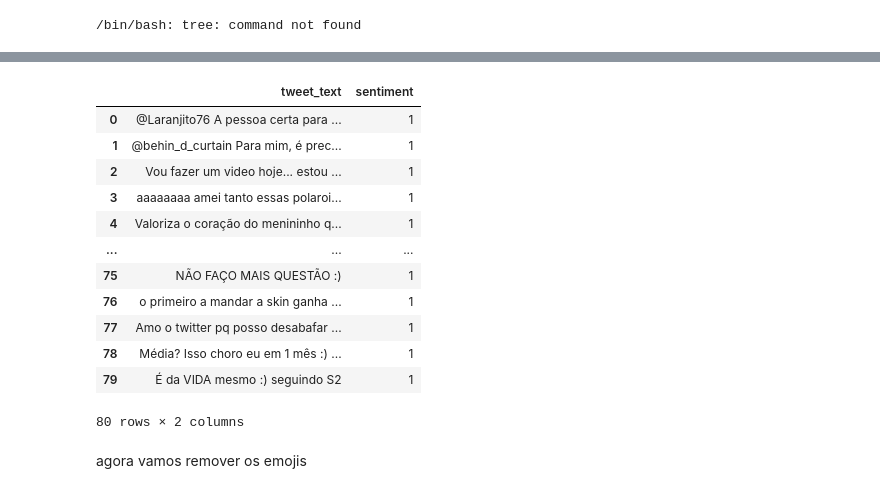
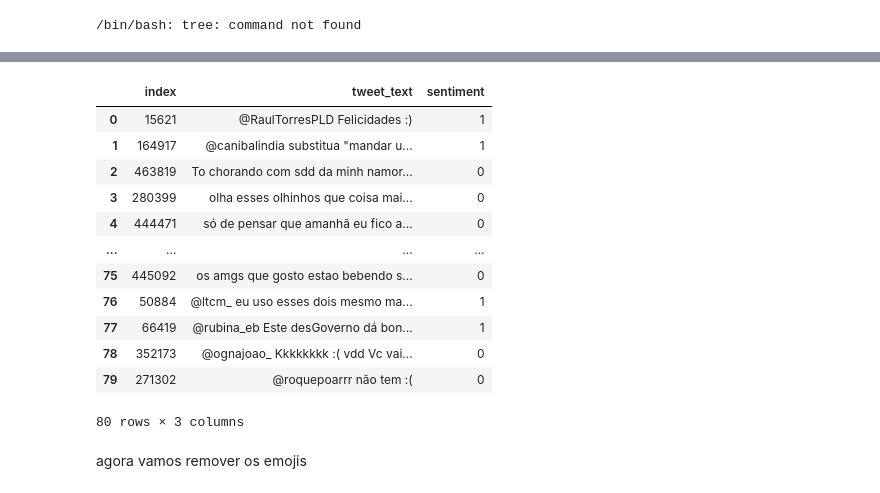
Before and after one commit to nilberthsouza/Classificador-de-Sentimentos, a Jupyter notebook: Classificador de Sentimentos.ipynb, the cells around one changed output, grey strips where cells are left out. Saved outputs shown, nothing was run; the diff lists cells and outputs as text; code cells hidden in the pictures.

```diff
--- a/Classificador de Sentimentos.ipynb
+++ b/Classificador de Sentimentos.ipynb
@@ -38,19 +55,25 @@ KeyError: ignored
-# %%
-df_train.head(80)
-# %% [output]
-|  | tweet_text | sentiment |
-| 0 | @Laranjito76 A pessoa certa para ... | 1 |
-| 1 | @behin_d_curtain Para mim, é prec... | 1 |
-| 2 | Vou fazer um video hoje... estou ... | 1 |
-| 3 | aaaaaaaa amei tanto essas polaroi... | 1 |
-| 4 | Valoriza o coração do menininho q... | 1 |
-| ... | ... | ... |
-| 75 | NÃO FAÇO MAIS QUESTÃO :) | 1 |
-| 76 | o primeiro a mandar a skin ganha ... | 1 |
-| 77 | Amo o twitter pq posso desabafar ... | 1 |
-| 78 | Média? Isso choro eu em 1 mês :) ... | 1 |
-| 79 | É da VIDA mesmo :) seguindo S2 | 1 |
-80 rows × 2 columns
+# %%
+df_train = df_train.sample(frac=1)
+df_train = df_train.sample(frac=1)
+df_train = df_train.sample(frac=1)
+df_train = df_train.sample(frac=1)
+df_train = df_train.reset_index()
+
+df_train.head(80)
+# %% [output]
+|  | index | tweet_text | sentiment |
+| 0 | 15621 | @RaulTorresPLD Felicidades :) | 1 |
+| 1 | 164917 | @canibalindia substitua "mandar u... | 1 |
+| 2 | 463819 | To chorando com sdd da minh namor... | 0 |
+| 3 | 280399 | olha esses olhinhos que coisa mai... | 0 |
+| 4 | 444471 | só de pensar que amanhã eu fico a... | 0 |
+| ... | ... | ... | ... |
+| 75 | 445092 | os amgs que gosto estao bebendo s... | 0 |
+| 76 | 50884 | @ltcm_ eu uso esses dois mesmo ma... | 1 |
+| 77 | 66419 | @rubina_eb Este desGoverno dá bon... | 1 |
+| 78 | 352173 | @ognajoao_ Kkkkkkkk :( vdd Vc vai... | 0 |
+| 79 | 271302 | @roquepoarrr não tem :( | 0 |
+80 rows × 3 columns
 # %%
 stoplist = []
 sentences = []
```
Also changed, not shown: parts of 14 cells of this notebook.
